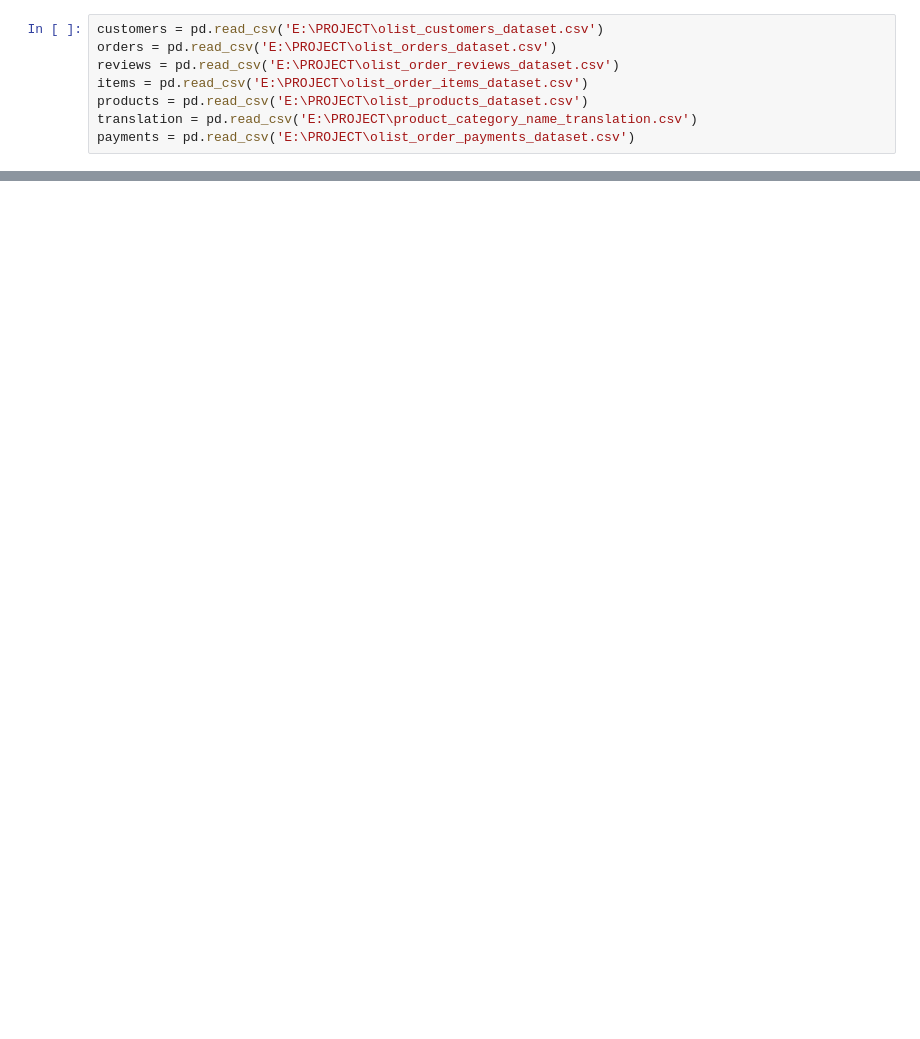
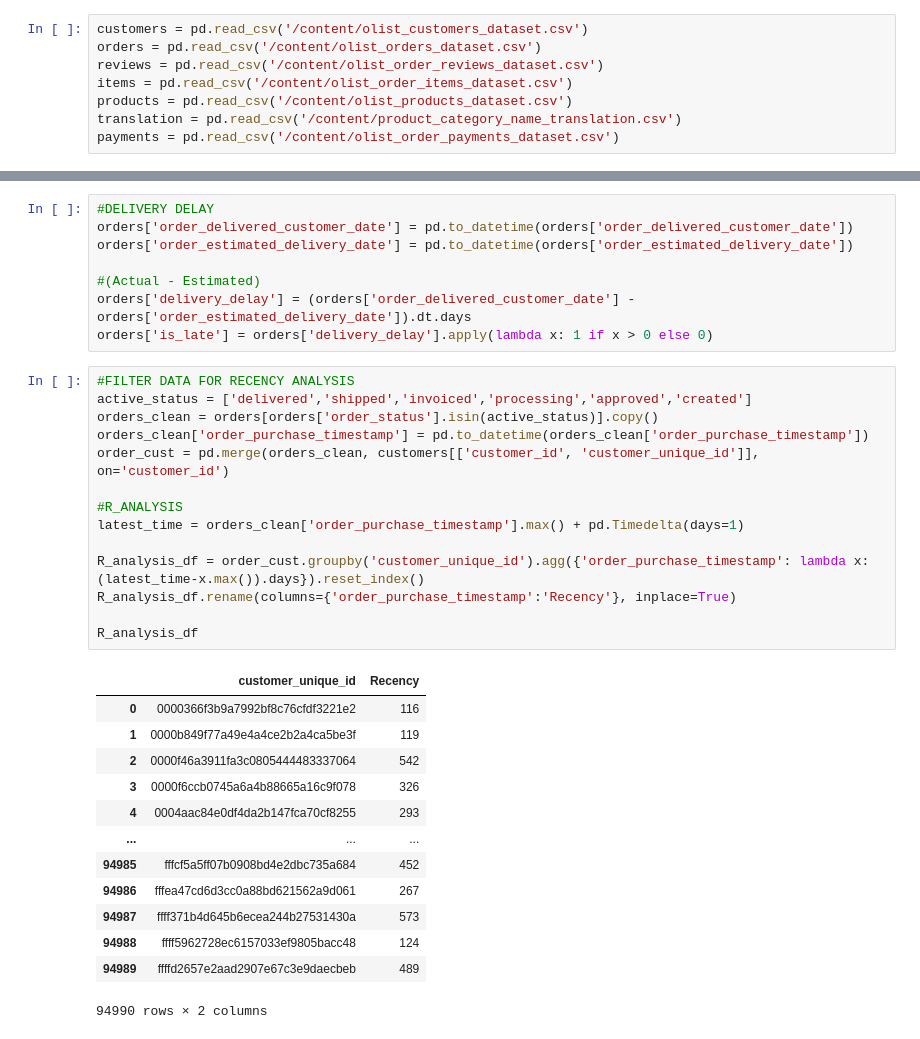
Before and after one commit to truongphuclam2007/PROJECT, a Jupyter notebook: ANALYSE.ipynb, the cells around one changed output, grey strips where cells are left out. Saved outputs shown, nothing was run; the diff lists cells and outputs as text; blank space fills up the shorter version.

```diff
--- a/ANALYSE.ipynb
+++ b/ANALYSE.ipynb
@@ -57,8 +11,8 @@ import seaborn as sns
 # %%
-customers = pd.read_csv('E:\PROJECT\olist_customers_dataset.csv')
-orders = pd.read_csv('E:\PROJECT\olist_orders_dataset.csv')
-reviews = pd.read_csv('E:\PROJECT\olist_order_reviews_dataset.csv')
-items = pd.read_csv('E:\PROJECT\olist_order_items_dataset.csv')
-products = pd.read_csv('E:\PROJECT\olist_products_dataset.csv')
-translation = pd.read_csv('E:\PROJECT\product_category_name_translation.csv')
-payments = pd.read_csv('E:\PROJECT\olist_order_payments_dataset.csv')
+customers = pd.read_csv('/content/olist_customers_dataset.csv')
+orders = pd.read_csv('/content/olist_orders_dataset.csv')
+reviews = pd.read_csv('/content/olist_order_reviews_dataset.csv')
+items = pd.read_csv('/content/olist_order_items_dataset.csv')
+products = pd.read_csv('/content/olist_products_dataset.csv')
+translation = pd.read_csv('/content/product_category_name_translation.csv')
+payments = pd.read_csv('/content/olist_order_payments_dataset.csv')
@@ -88,0 +40,36 @@ Index(['order_id', 'customer_id', 'order_status', 'order_purchase_timestamp',
+# %%
+#DELIVERY DELAY
+orders['order_delivered_customer_date'] = pd.to_datetime(orders['order_delivered_customer_date'])
+orders['order_estimated_delivery_date'] = pd.to_datetime(orders['order_estimated_delivery_date'])
+
+#(Actual - Estimated)
+orders['delivery_delay'] = (orders['order_delivered_customer_date'] - orders['order_estimated_delivery_date']).dt.days
+orders['is_late'] = orders['delivery_delay'].apply(lambda x: 1 if x > 0 else 0)
+# %%
+#FILTER DATA FOR RECENCY ANALYSIS
+active_status = ['delivered','shipped','invoiced','processing','approved','created']
+orders_clean = orders[orders['order_status'].isin(active_status)].copy()
+orders_clean['order_purchase_timestamp'] = pd.to_datetime(orders_clean['order_purchase_timestamp'])
+order_cust = pd.merge(orders_clean, customers[['customer_id', 'customer_unique_id']], on='customer_id')
+
+#R_ANALYSIS
+latest_time = orders_clean['order_purchase_timestamp'].max() + pd.Timedelta(days=1)
+
+R_analysis_df = order_cust.groupby('customer_unique_id').agg({'order_purchase_timestamp': lambda x: (latest_time-x.max()).days}).reset_index()
+R_analysis_df.rename(columns={'order_purchase_timestamp':'Recency'}, inplace=True)
+
+R_analysis_df
+# %% [output]
+|  | customer_unique_id | Recency |
+| 0 | 0000366f3b9a7992bf8c76cfdf3221e2 | 116 |
+| 1 | 0000b849f77a49e4a4ce2b2a4ca5be3f | 119 |
+| 2 | 0000f46a3911fa3c0805444483337064 | 542 |
+| 3 | 0000f6ccb0745a6a4b88665a16c9f078 | 326 |
+| 4 | 0004aac84e0df4da2b147fca70cf8255 | 293 |
+| ... | ... | ... |
+| 94985 | fffcf5a5ff07b0908bd4e2dbc735a684 | 452 |
+| 94986 | fffea47cd6d3cc0a88bd621562a9d061 | 267 |
+| 94987 | ffff371b4d645b6ecea244b27531430a | 573 |
+| 94988 | ffff5962728ec6157033ef9805bacc48 | 124 |
+| 94989 | ffffd2657e2aad2907e67c3e9daecbeb | 489 |
+94990 rows × 2 columns
```
Also changed, not shown: parts of 27 cells of this notebook.
